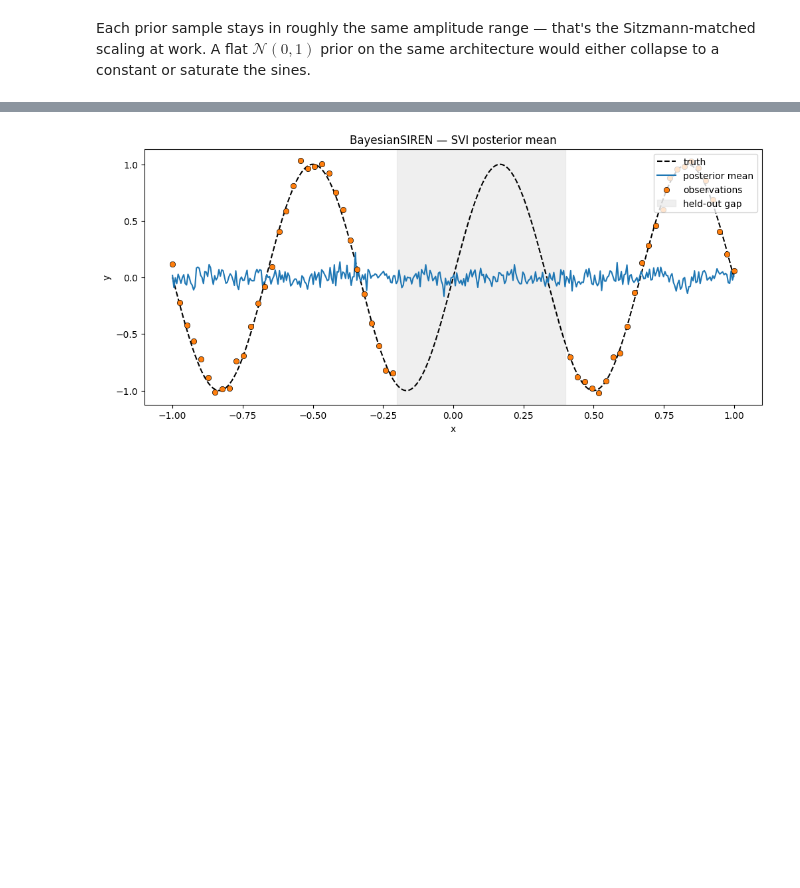
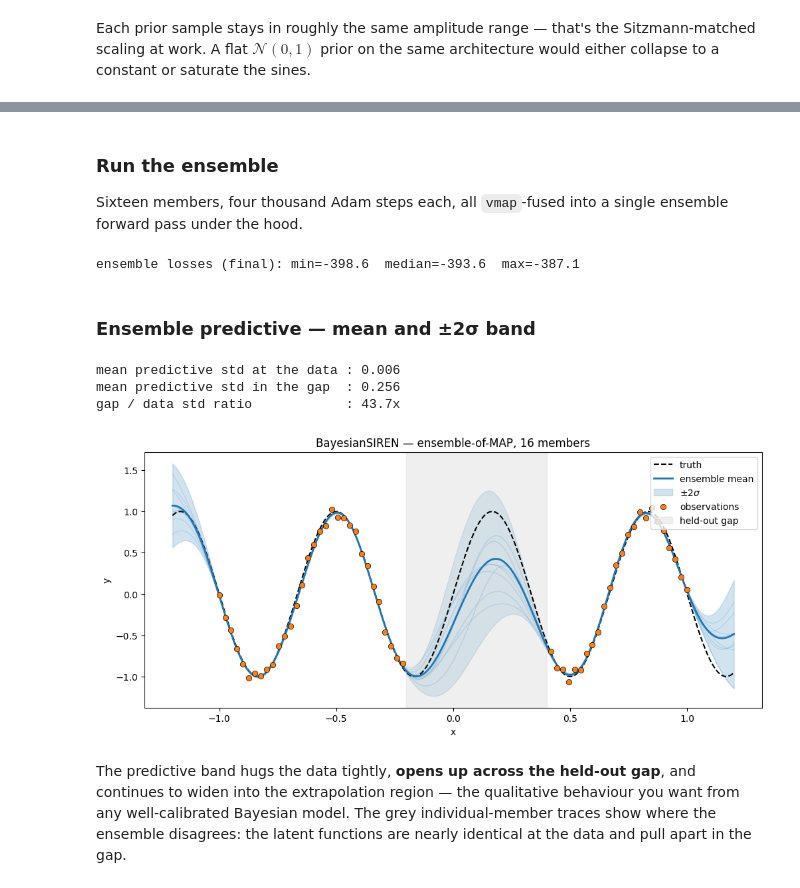
Before and after one commit to jejjohnson/pyrox, a Jupyter notebook: docs/notebooks/siren_inr.ipynb, the cells around one changed output, grey strips where cells are left out. Saved outputs shown, nothing was run; the diff lists cells and outputs as text; code cells hidden in the pictures; blank space fills up the shorter version.

```diff
--- a/docs/notebooks/siren_inr.ipynb
+++ b/docs/notebooks/siren_inr.ipynb
@@ -263,12 +279,11 @@ The right way to *see* that calibration is to draw a few functions from the prio
 # %%
-prior_net = BayesianSIREN.init(1, 32, 1, depth=4, prior_std=1.0, pyrox_name="siren")
-x_test = jnp.linspace(-1.0, 1.0, 400).reshape(-1, 1)
+x_test = jnp.linspace(-1.2, 1.2, 400).reshape(-1, 1)
 
 
 def draw_prior(seed: int) -> jax.Array:
     """Sample one function from the BayesianSIREN prior at ``x_test``."""
-    with numpyro.handlers.seed(rng_seed=seed):
-        return prior_net(x_test)[..., 0]
+    with handlers.seed(rng_seed=seed):
+        return bsiren(x_test)[..., 0]
 
 
 prior_samples = jnp.stack([draw_prior(s) for s in range(8)])
@@ -324,30 +370,74 @@ final ELBO loss: 468.6151
+# %% [markdown]
+### Run the ensemble
+
+Sixteen members, four thousand Adam steps each, all `vmap`-fused into a single ensemble forward pass under the hood.
+# %%
+ensemble_size = 16
+params, losses = ensemble_map(
+    log_joint, init_fn,
+    ensemble_size=ensemble_size, num_epochs=4000,
+    data=(x_obs, y_obs), seed=jr.PRNGKey(0),
+    learning_rate=5e-3, prior_weight=1.0,
+)
+print(f"ensemble losses (final): min={float(losses[:,-1].min()):.1f}  "
+      f"median={float(jnp.median(losses[:,-1])):.1f}  "
+      f"max={float(losses[:,-1].max()):.1f}")
+# %% [output]
+ensemble losses (final): min=-398.6  median=-393.6  max=-387.1
+# %% [markdown]
+### Ensemble predictive — mean and ±2σ band
+# %%
+preds = ensemble_predict(params, lambda net, xs: net(xs)[..., 0], x_test)
+mean = jnp.mean(preds, axis=0)
+std = jnp.std(preds, axis=0)
+
+trained = ((x_test[:, 0] > -0.5) & (x_test[:, 0] < -0.3)) | (
+    (x_test[:, 0] > 0.5) & (x_test[:, 0] < 0.7)
+)
+gap_region = (x_test[:, 0] > -0.2) & (x_test[:, 0] < 0.4)
+print(f"mean predictive std at the data : {float(jnp.mean(std[trained])):.3f}")
+print(f"mean predictive std in the gap  : {float(jnp.mean(std[gap_region])):.3f}")
+print(
+    f"gap / data std ratio            : "
+    f"{float(jnp.mean(std[gap_region]) / jnp.mean(std[trained])):.1f}x"
+)
+# %% [output]
+mean predictive std at the data : 0.006
+mean predictive std in the gap  : 0.256
+gap / data std ratio            : 43.7x
 # %%
-predictive = numpyro.infer.Predictive(
-    model, guide=guide, params=params, num_samples=200
+fig, ax = plt.subplots(figsize=(12, 5))
+ax.plot(x_test[:, 0], jnp.sin(3.0 * jnp.pi * x_test[:, 0]), "k--", label="truth")
+for member in preds[:8]:
+    ax.plot(x_test[:, 0], member, color="C0", alpha=0.15, linewidth=1.0)
+ax.plot(x_test[:, 0], mean, color="C0", linewidth=2.0, label="ensemble mean")
+ax.fill_between(
+    x_test[:, 0],
+    mean - 2 * std,
+    mean + 2 * std,
+    color="C0",
+    alpha=0.2,
+    label=r"$\pm 2\sigma$",
 )
-samples = predictive(key_pred, x_test, None)
-post_mean = jnp.mean(samples["y"], axis=0)
-
-fig, ax = plt.subplots(figsize=(12, 5))
-ax.plot(x_test, jnp.sin(3.0 * jnp.pi * x_test[:, 0]), "k--", label="truth")
-ax.plot(x_test[:, 0], post_mean, color="C0", label="posterior mean")
 ax.scatter(
     x_obs[:, 0],
     y_obs,
     c="C1",
     edgecolors="k",
     linewidths=0.5,
     zorder=5,
     label="observations",
 )
 ax.axvspan(-0.2, 0.4, color="0.85", alpha=0.4, label="held-out gap")
 ax.set_xlabel("x")
 ax.set_ylabel("y")
-ax.set_title("BayesianSIREN — SVI posterior mean")
+ax.set_title("BayesianSIREN — ensemble-of-MAP, 16 members")
 ax.legend(loc="upper right")
 plt.show()
 # %% [output]
-[figure, old version]
+[figure, new version]
+# %% [markdown]
+The predictive band hugs the data tightly, **opens up across the held-out gap**, and continues to widen into the extrapolation region — the qualitative behaviour you want from any well-calibrated Bayesian model.  The grey individual-member traces show where the ensemble disagrees: the latent functions are nearly identical at the data and pull apart in the gap.
 # %% [markdown]
 ## Takeaways
 
```
Also changed, not shown: parts of 17 cells of this notebook.
